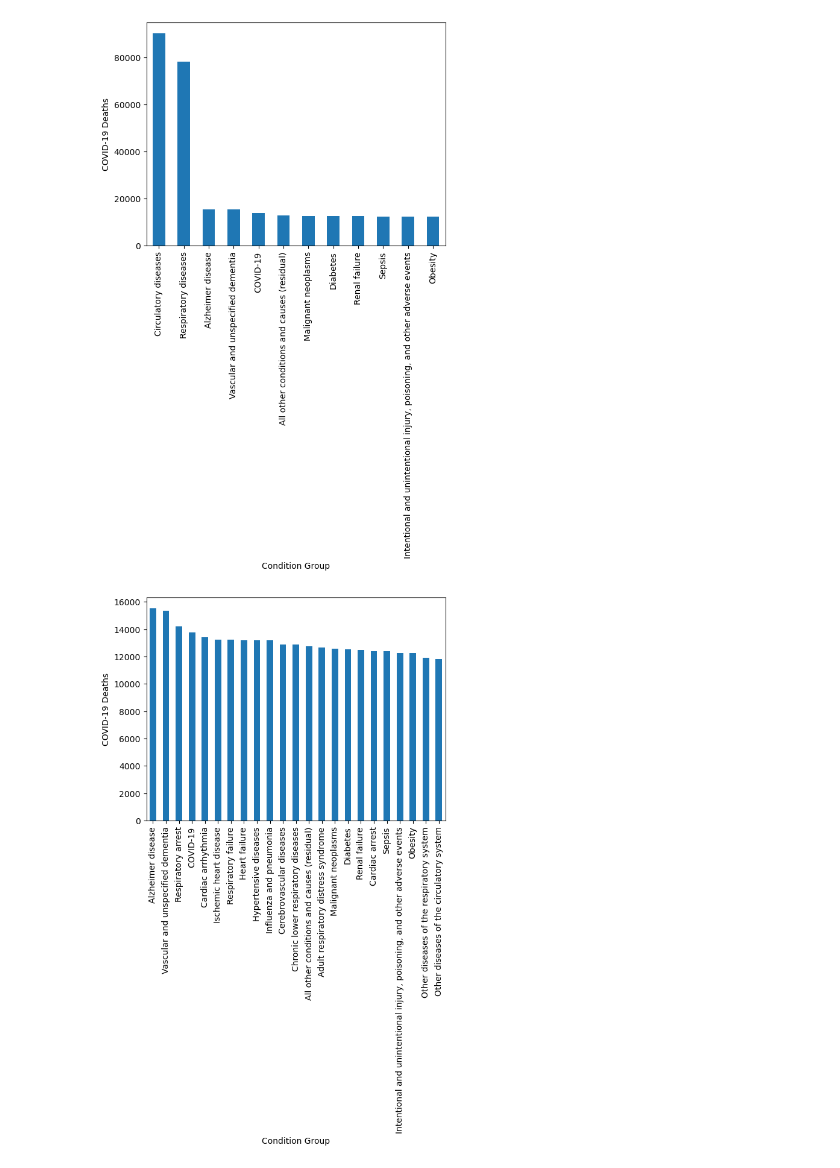
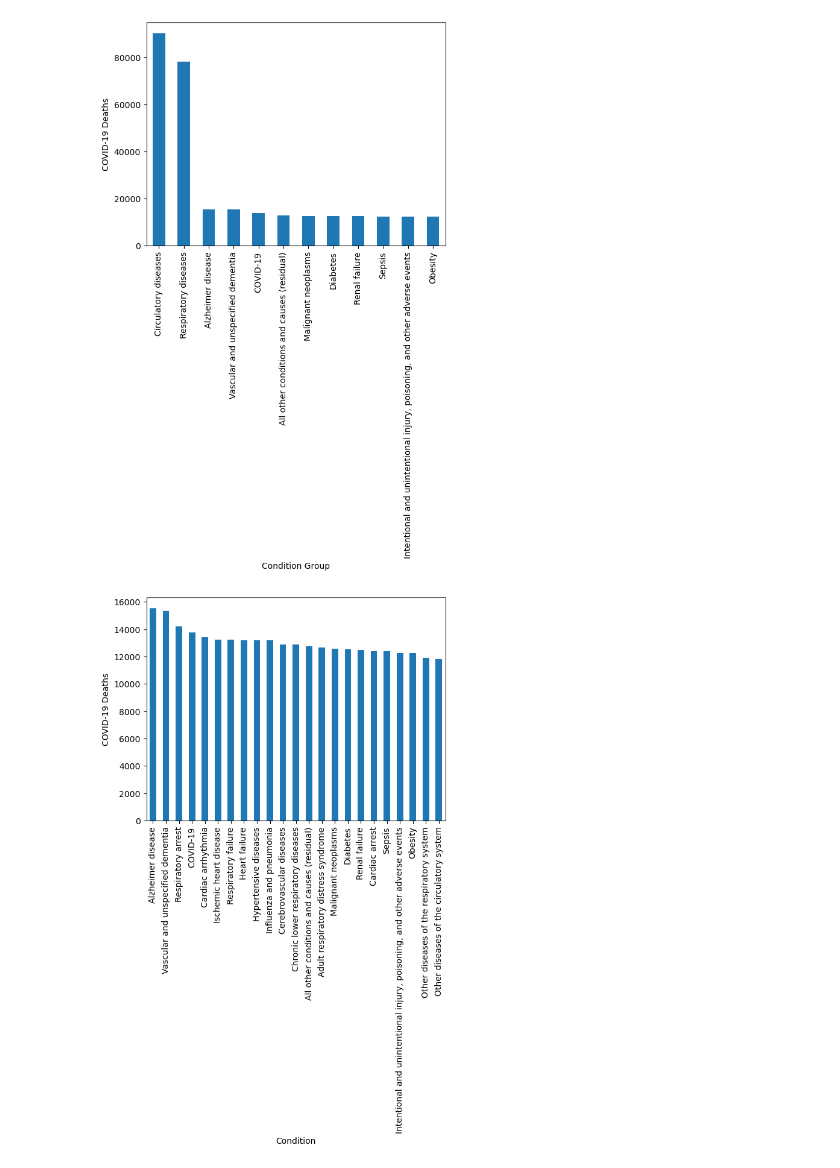
Before and after one commit to willbang548/Group_1, a Jupyter notebook: rbruceq1.ipynb, the cells around one changed output. Cells and saved outputs as stored; diff of their text form; code cells hidden in the pictures.

```diff
--- a/rbruceq1.ipynb
+++ b/rbruceq1.ipynb
@@ -46,10 +46,10 @@ plt.show()
 # %%
 #Number of deaths by individual condition in the US
 total_quant_death = clean_df.groupby('Condition')['COVID-19 Deaths'].count()
 total_quant_death = total_quant_death.sort_values(ascending=False)
 total_quant_death.plot(kind='bar')
-plt.xlabel('Condition Group')
+plt.xlabel('Condition')
 plt.ylabel('COVID-19 Deaths')
 plt.show()
 # %% [output]
-[figure, old version]
+[figure, new version]
```
Also changed, not shown: parts of 3 cells of this notebook.
